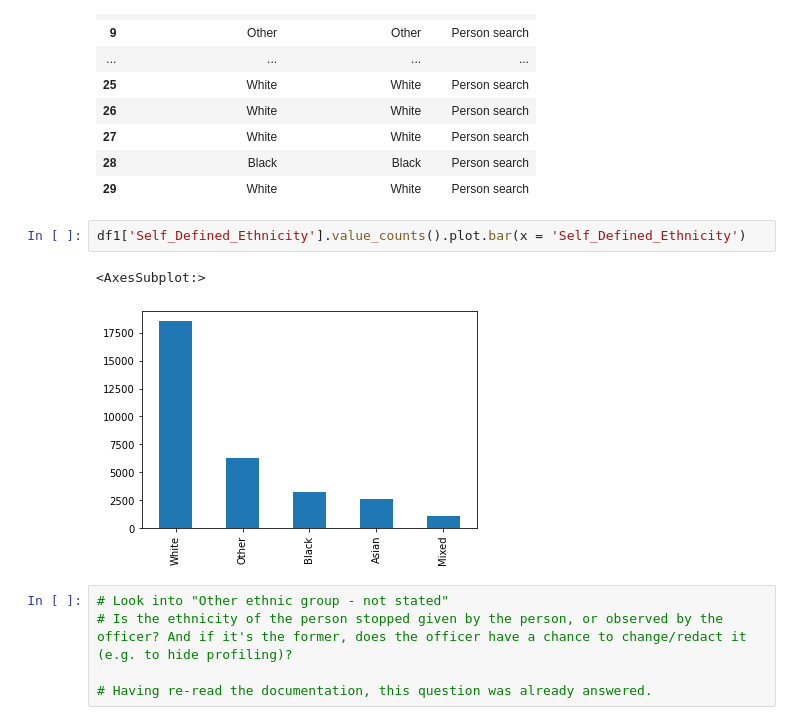
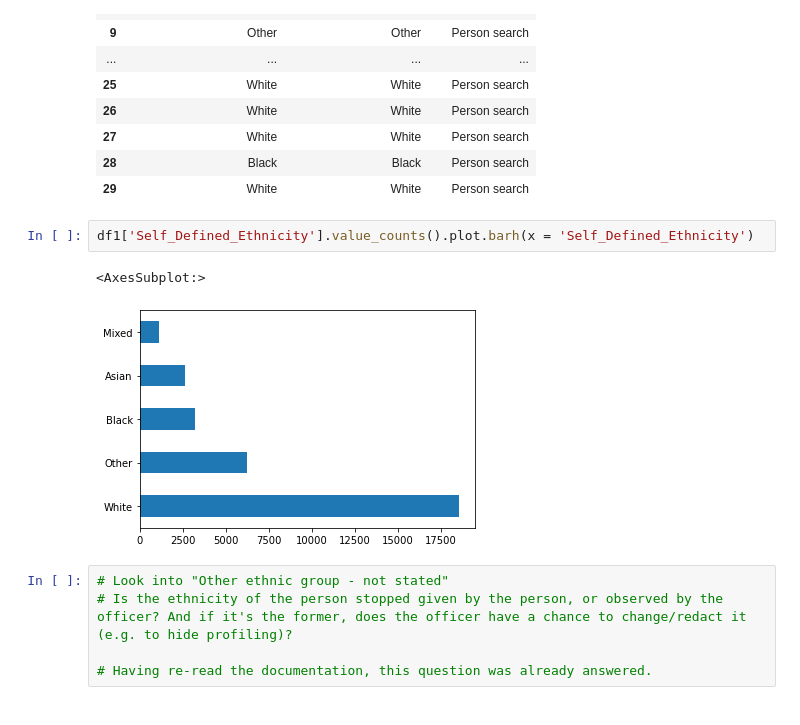
Before and after one commit to Coletterbox/A-Dashboard-Google-Sheets-, a Jupyter notebook: Stop and Search Data.ipynb, the cells around one changed output. Saved outputs shown, nothing was run; the diff lists cells and outputs as text.

```diff
--- a/Stop and Search Data.ipynb
+++ b/Stop and Search Data.ipynb
@@ -127,10 +127,10 @@ df1.head(30)
 | 28 | Black | Black | Person search |
 | 29 | White | White | Person search |
 # %%
-df1['Self_Defined_Ethnicity'].value_counts().plot.bar(x = 'Self_Defined_Ethnicity')
+df1['Self_Defined_Ethnicity'].value_counts().plot.barh(x = 'Self_Defined_Ethnicity')
 # %% [output]
 <AxesSubplot:>
-[figure, old version]
+[figure, new version]
 # %%
 # Look into "Other ethnic group - not stated"
 # Is the ethnicity of the person stopped given by the person, or observed by the officer? And if it's the former, does the officer have a chance to change/redact it (e.g. to hide profiling)?
```
Also changed, not shown: parts of 4 cells of this notebook.
